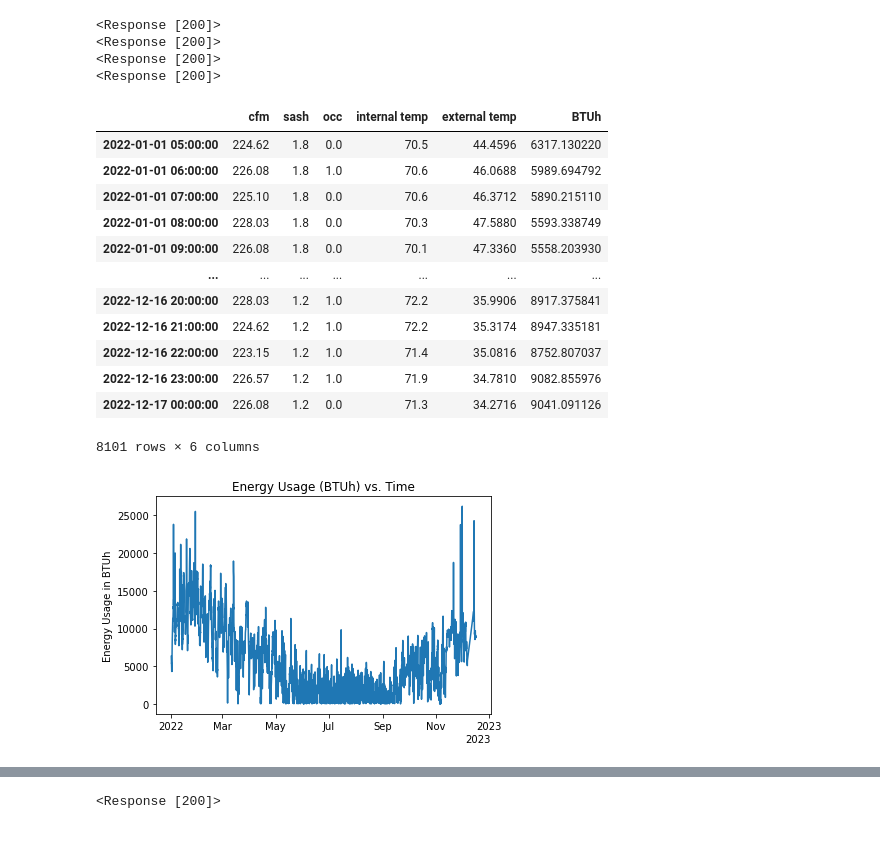
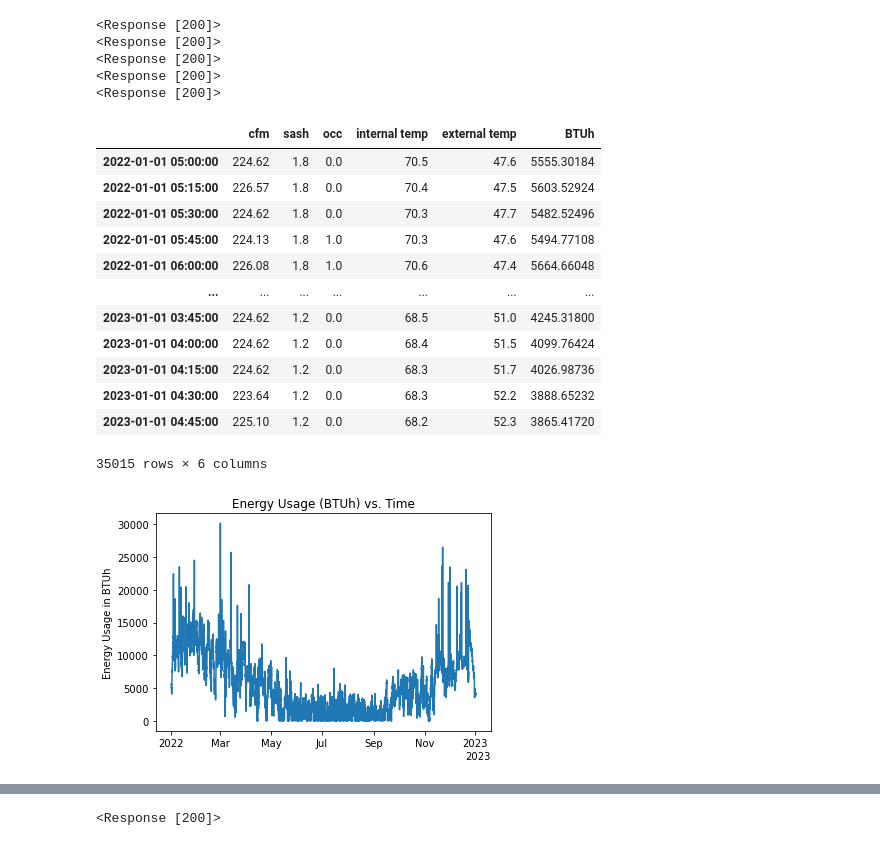
Before and after one commit to thereidfleish/fume-hood-dashboard, a Jupyter notebook: query.ipynb, the cells around one changed output, grey strips where cells are left out. Cells and saved outputs as stored; diff of their text form; code cells hidden in the pictures.

```diff
--- a/query.ipynb
+++ b/query.ipynb
@@ -159,6 +160,7 @@ def updatedquery(target_list, server, start, end):
     sash_points = fume_query(target_list[3],server,start,end)
     occ_points = fume_query(target_list[2],server,start,end)
     internal_temp_points = fume_query(target_list[1],server,start,end)
+    external_temp_points = fume_query("#biotech/ground_flr_mech/building_hydronic_heating_syatems/reheat_heat_exchanger/oat",server,start,end)
     #external_temp_master = outside_temp(start,end)
 
     cfm_list = pd.Series(data=[i[0] for i in cfm_points], index=[i[1] for i in cfm_points])
@@ -175,53 +177,56 @@ def updatedquery(target_list, server, start, end):
     internal_temp_list = pd.Series(data=[i[0] for i in internal_temp_points], index=[i[1] for i in internal_temp_points])
     internal_temp_list = internal_temp_list[~internal_temp_list.index.duplicated()]
 
+    external_temp_list = pd.Series(data=[i[0] for i in external_temp_points], index=[i[1] for i in external_temp_points])
+    external_temp_list = external_temp_list[~external_temp_list.index.duplicated()]
 
     #external_temp_list = pd.Series(data=[i[0] for i in external_temp_master], index=[i[1] for i in external_temp_master])
     # print("\nExternal Temp List: ", external_temp_list)
-    external_temp_list = pd.read_csv("C:\\Users\\Rob\\Documents\\GitHub\\fume-hood-dashboard\\game_farm\\hist.csv", index_col=0).squeeze()
-    external_temp_list.index = external_temp_list.index.astype('datetime64[ns]')
+    # external_temp_list = pd.read_csv("C:\\Users\\Rob\\Documents\\GitHub\\fume-hood-dashboard\\game_farm\\hist.csv", index_col=0).squeeze()
+    # external_temp_list.index = external_temp_list.index.astype('datetime64[ns]')
 
     df = pd.concat([cfm_list, sash_list, occ_list, internal_temp_list, external_temp_list], axis=1)
     df.columns = ["cfm", "sash" ,"occ", "internal temp", "external temp"]
 
 
     #Where the energy calculations happen
     df['BTUh'] = df.apply(lambda df: coldorhot(df['cfm'], df['external temp'], df['internal temp']), axis=1)
     df = df.dropna()
     return df
 
 
 
 target_list = ["#biotech/biotech_4th_floor/fourth_floor_fume_hood_lab_spaces/lab_433_control/hoodvalve_flow/trend_log",
                "#biotech/biotech_4th_floor/fourth_floor_fume_hood_lab_spaces/lab_433_control/zone/zone_temp/trend_log",
                "#biotech/biotech_4th_floor/fourth_floor_fume_hood_lab_spaces/lab_433_control/occ_trend",
                "#biotech/biotech_4th_floor/fourth_floor_fume_hood_lab_spaces/lab_433_control/hood_sash"]
 server = "biotech_main"
 
-#One year of data
+#One month of data
 start = str(datetime(2022, 1, 1))
 end = str(datetime(2022, 12, 31))
 
 df = updatedquery(target_list,server,start,end)
 display(df)
 # %% [output]
 <Response [200]>
 <Response [200]>
 <Response [200]>
 <Response [200]>
+<Response [200]>
 |  | cfm | sash | occ | internal temp | external temp | BTUh |
-| 2022-01-01 05:00:00 | 224.62 | 1.8 | 0.0 | 70.5 | 44.4596 | 6317.130220 |
-| 2022-01-01 06:00:00 | 226.08 | 1.8 | 1.0 | 70.6 | 46.0688 | 5989.694792 |
-| 2022-01-01 07:00:00 | 225.10 | 1.8 | 0.0 | 70.6 | 46.3712 | 5890.215110 |
-| 2022-01-01 08:00:00 | 228.03 | 1.8 | 0.0 | 70.3 | 47.5880 | 5593.338749 |
-| 2022-01-01 09:00:00 | 226.08 | 1.8 | 0.0 | 70.1 | 47.3360 | 5558.203930 |
+| 2022-01-01 05:00:00 | 224.62 | 1.8 | 0.0 | 70.5 | 47.6 | 5555.30184 |
+| 2022-01-01 05:15:00 | 226.57 | 1.8 | 0.0 | 70.4 | 47.5 | 5603.52924 |
+| 2022-01-01 05:30:00 | 224.62 | 1.8 | 0.0 | 70.3 | 47.7 | 5482.52496 |
+| 2022-01-01 05:45:00 | 224.13 | 1.8 | 1.0 | 70.3 | 47.6 | 5494.77108 |
+| 2022-01-01 06:00:00 | 226.08 | 1.8 | 1.0 | 70.6 | 47.4 | 5664.66048 |
 | ... | ... | ... | ... | ... | ... | ... |
-| 2022-12-16 20:00:00 | 228.03 | 1.2 | 1.0 | 72.2 | 35.9906 | 8917.375841 |
-| 2022-12-16 21:00:00 | 224.62 | 1.2 | 1.0 | 72.2 | 35.3174 | 8947.335181 |
-| 2022-12-16 22:00:00 | 223.15 | 1.2 | 1.0 | 71.4 | 35.0816 | 8752.807037 |
-| 2022-12-16 23:00:00 | 226.57 | 1.2 | 1.0 | 71.9 | 34.7810 | 9082.855976 |
-| 2022-12-17 00:00:00 | 226.08 | 1.2 | 0.0 | 71.3 | 34.2716 | 9041.091126 |
+| 2023-01-01 03:45:00 | 224.62 | 1.2 | 0.0 | 68.5 | 51.0 | 4245.31800 |
+| 2023-01-01 04:00:00 | 224.62 | 1.2 | 0.0 | 68.4 | 51.5 | 4099.76424 |
+| 2023-01-01 04:15:00 | 224.62 | 1.2 | 0.0 | 68.3 | 51.7 | 4026.98736 |
+| 2023-01-01 04:30:00 | 223.64 | 1.2 | 0.0 | 68.3 | 52.2 | 3888.65232 |
+| 2023-01-01 04:45:00 | 225.10 | 1.2 | 0.0 | 68.2 | 52.3 | 3865.41720 |
-8101 rows × 6 columns
+35015 rows × 6 columns
 # %%
 #Let's Look at How energy was Used Over Time for 2022
 
@@ -231,7 +236,7 @@ plt.gca().xaxis.set_major_formatter(mdates.ConciseDateFormatter(plt.gca().xaxis.
 plt.title("Energy Usage (BTUh) vs. Time")
 plt.show()
 # %% [output]
-[figure, old version]
+[figure, new version]
 # %%
 #Exploratory Data Visualizations
 
```
Also changed, not shown: parts of 7 cells of this notebook.
